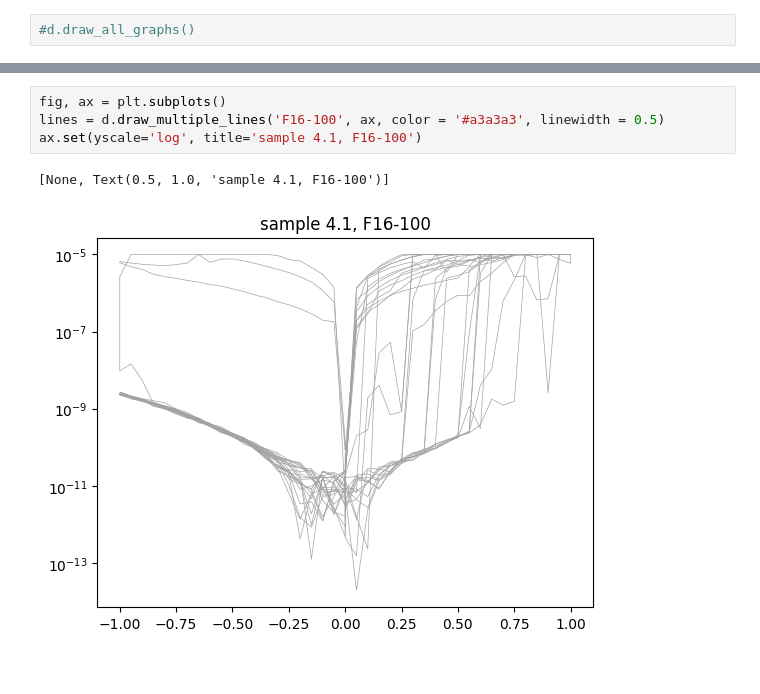
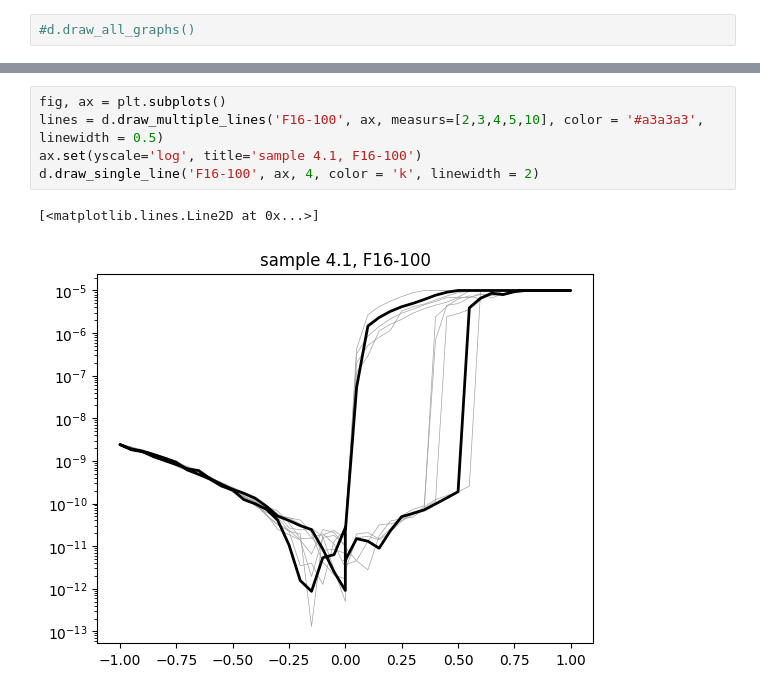
Before and after one commit to OneMoreGate/TiN-HZO_experimental, a Jupyter notebook: sample_4.1_postann_550/analysis.ipynb, the cells around one changed output, grey strips where cells are left out. Saved outputs shown, nothing was run; the diff lists cells and outputs as text.

```diff
--- a/sample_4.1_postann_550/analysis.ipynb
+++ b/sample_4.1_postann_550/analysis.ipynb
@@ -35,7 +14,8 @@ ax.set(yscale='log', title='sample 4.1, H10-50')
 # %%
 fig, ax = plt.subplots()
-lines = d.draw_multiple_lines('F16-100', ax, color = '#a3a3a3', linewidth = 0.5)
+lines = d.draw_multiple_lines('F16-100', ax, measurs=[2,3,4,5,10], color = '#a3a3a3', linewidth = 0.5)
 ax.set(yscale='log', title='sample 4.1, F16-100')
+d.draw_single_line('F16-100', ax, 4, color = 'k', linewidth = 2)
 # %% [output]
-[None, Text(0.5, 1.0, 'sample 4.1, F16-100')]
+[<matplotlib.lines.Line2D at 0x...>]
-[figure, old version]
+[figure, new version]
```
Also changed, not shown: parts of 8 cells of this notebook, 3 other files.
